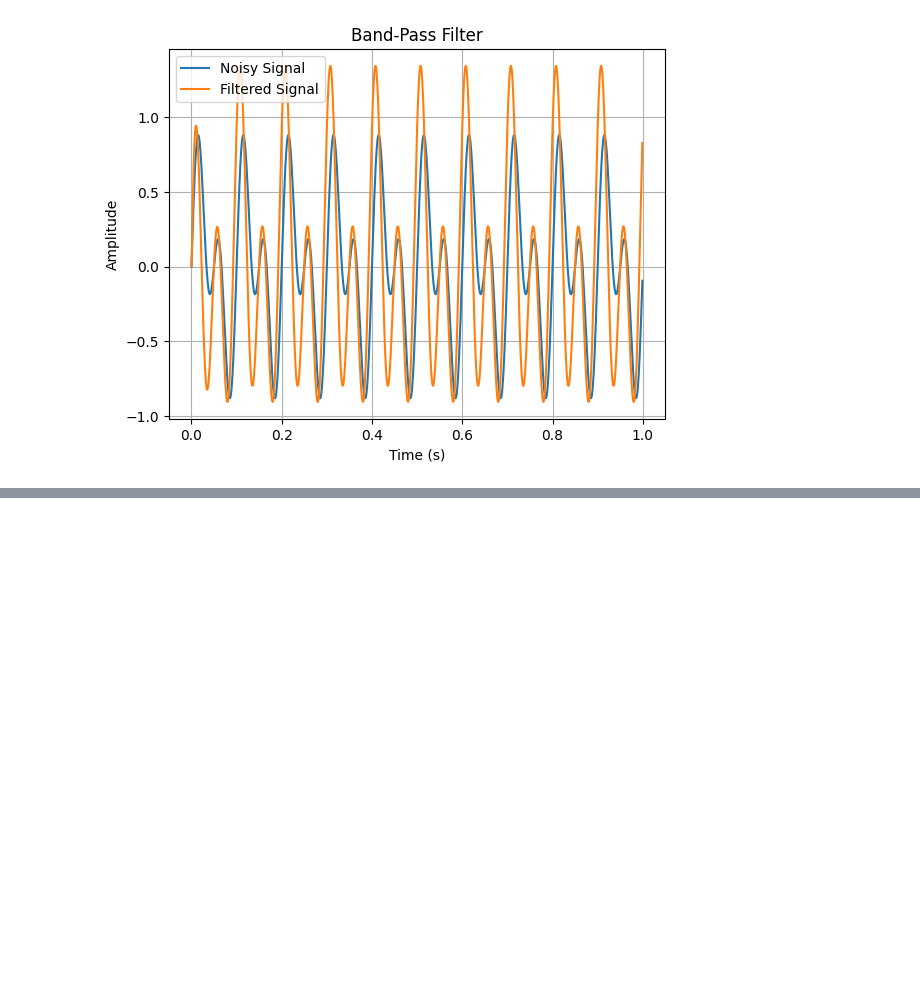
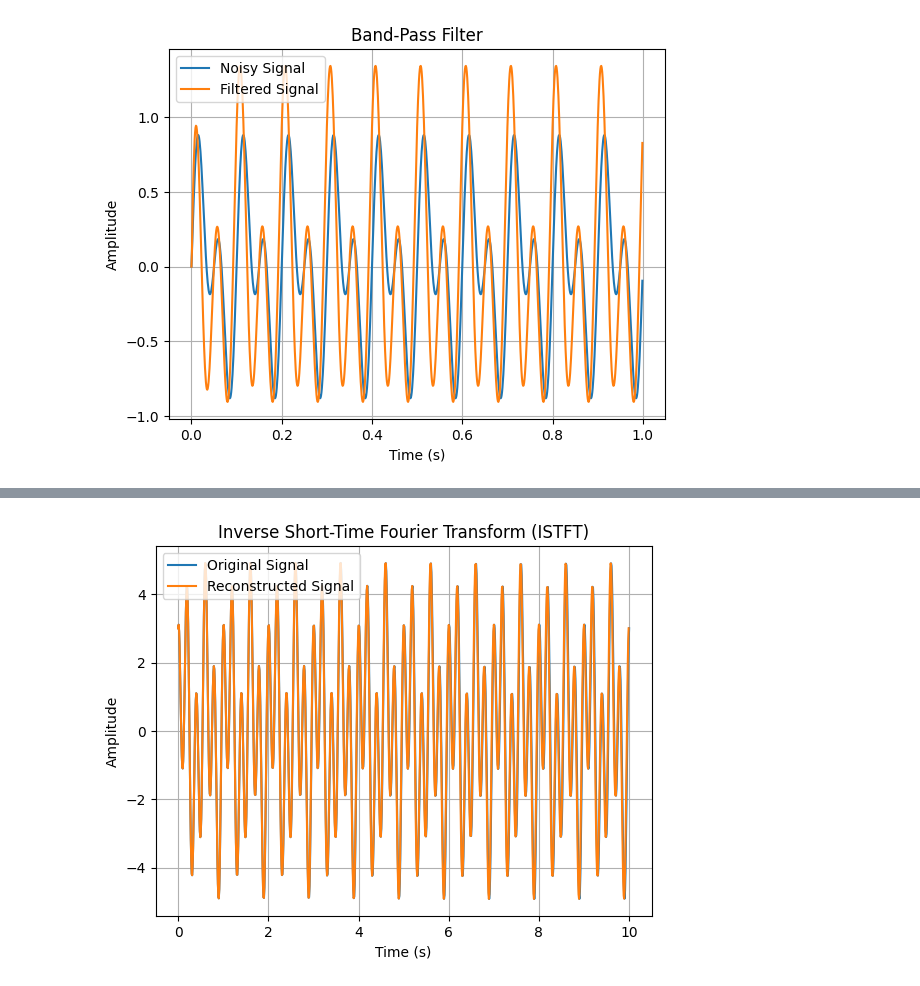
Before and after one commit to rvigneshwaran/datascience-implementations, a Jupyter notebook: 01-data-science-fundamentals/05-scipy-demonstration/08-signal-processing-scipy.ipynb, the cells around one changed output, grey strips where cells are left out. Drawn from its saved outputs; the diff is of its cells as text; code cells hidden in the pictures; blank space fills up the shorter version.

```diff
--- a/01-data-science-fundamentals/05-scipy-demonstration/08-signal-processing-scipy.ipynb
+++ b/01-data-science-fundamentals/05-scipy-demonstration/08-signal-processing-scipy.ipynb
@@ -104,0 +146,13 @@ plt.show()
+# %%
+# Example 12: Inverse Short-Time Fourier Transform (ISTFT)
+t_istft, signal_istft = signal.istft(stft_data, fs=100, nperseg=100)
+plt.plot(t_stft, signal_stft, label='Original Signal')
+plt.plot(t_istft, signal_istft, label='Reconstructed Signal')
+plt.xlabel('Time (s)')
+plt.ylabel('Amplitude')
+plt.title('Inverse Short-Time Fourier Transform (ISTFT)')
+plt.legend()
+plt.grid(True)
+plt.show()
+# %% [output]
+[figure, added]
```
Also changed, not shown: parts of 3 cells of this notebook.
